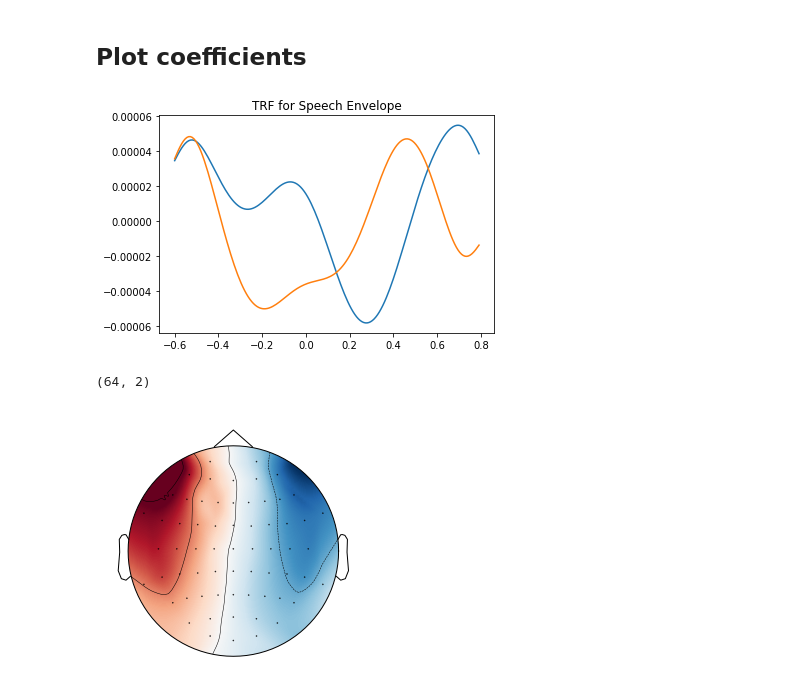
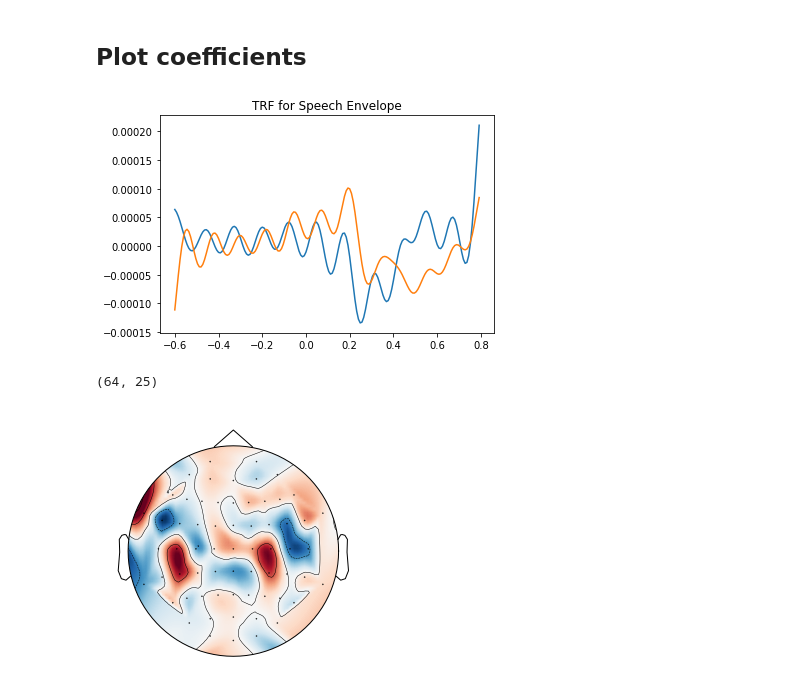
Before and after one commit to Hugo-W/pyEEG, a Jupyter notebook: examples/CCA_envelope_p4.ipynb, the cells around one changed output. Cells and saved outputs as stored; diff of their text form; code cells hidden in the pictures.

```diff
--- a/examples/CCA_envelope_p4.ipynb
+++ b/examples/CCA_envelope_p4.ipynb
@@ -99,7 +99,7 @@ y = np.concatenate(stories[0])    # for participant 4
 # %%
 from pyeeg.cca import CCA_Estimator
 cca = CCA_Estimator(tmin=-0.6, tmax=0.8, srate=info['sfreq'])
-cca.fit(x, y, 0.7, feat_names=["Speech Envelope"])
+cca.fit(x, y, 0.999, feat_names=["Speech Envelope"])    # best to use all components but only display first few
 # %% [output]
 INFO:pyeeg.cca:Will use lags spanning form tmin to tmax.
 To use individual lags, use the `times` argument...
@@ -109,12 +109,12 @@ To use individual lags, use the `times` argument...
 import matplotlib.pyplot as plt
 cca.plot_time_filter(n_comp=2)
 # %% [output]
-[figure, old version]
+[figure, new version]
 # %%
 cca.coefB_.shape
 # %% [output]
-(64, 2)
+(64, 25)
 # %%
-cca.plot_spatial_filter(info,0)
+cca.plot_spatial_filter(info,comp=0)
 # %% [output]
-[figure, old version]
+[figure, new version]
```
Also changed, not shown: parts of 11 cells of this notebook, 13 other files.
